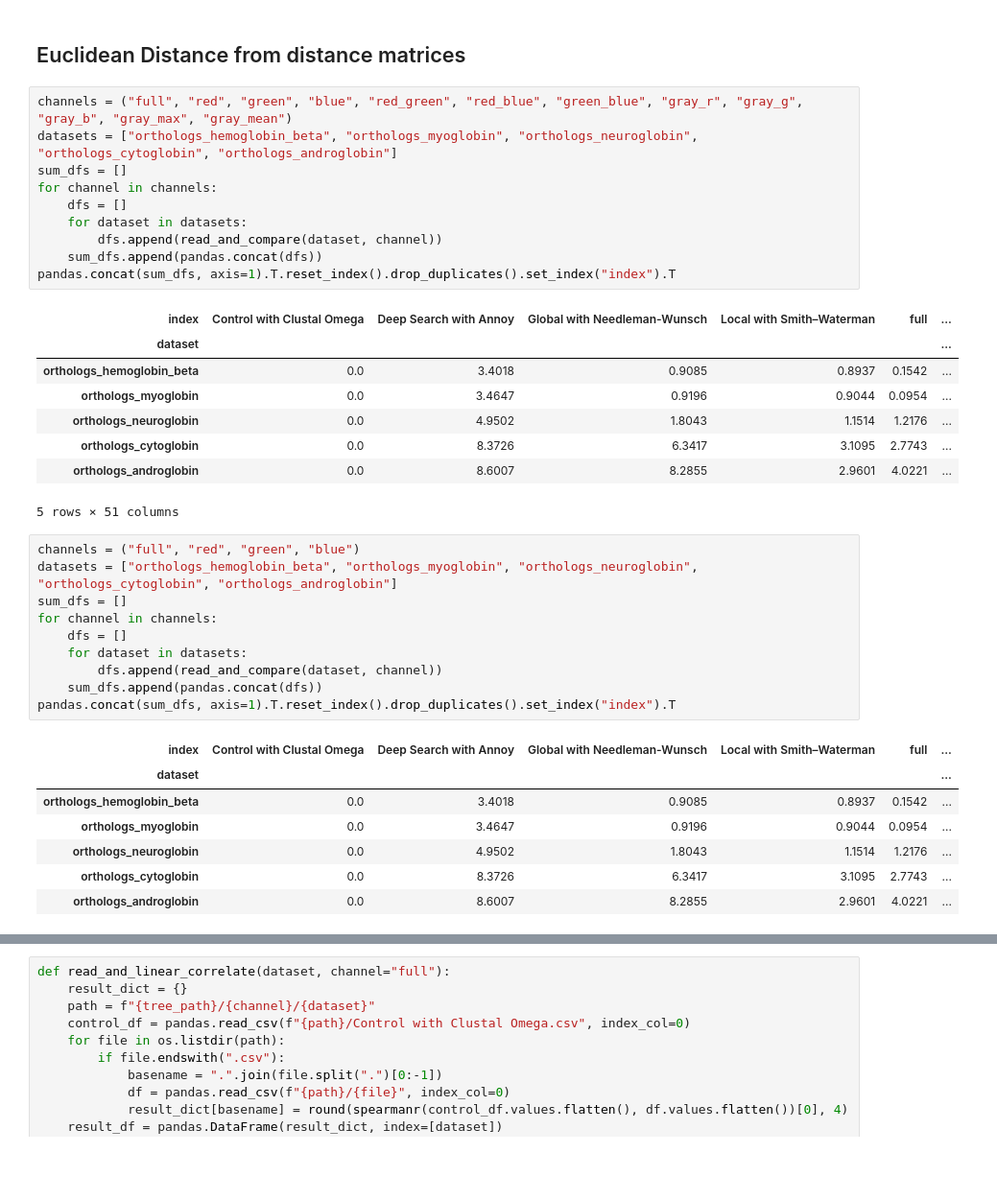
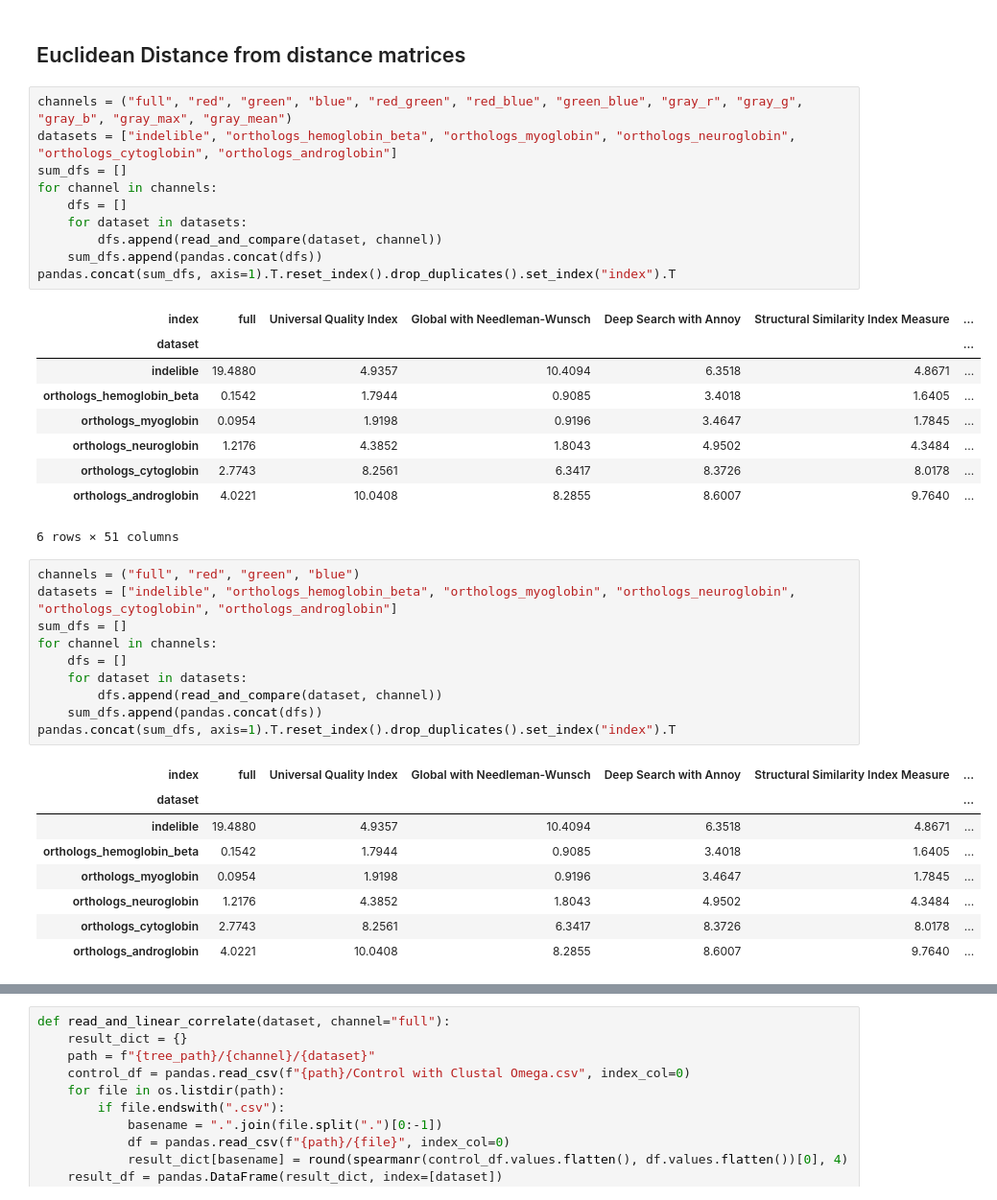
Before and after one commit to TreeTechDev/biomodelml, a Jupyter notebook: notebooks/results/v2/Feature Analysis by Channel.ipynb, the cells around one changed output, grey strips where cells are left out. Shown at 96% size. Cells and saved outputs as stored; diff of their text form; blank space fills up the shorter version.

```diff
--- a/notebooks/results/v2/Feature Analysis by Channel.ipynb
+++ b/notebooks/results/v2/Feature Analysis by Channel.ipynb
@@ -32,26 +32,27 @@ def read_and_compare(dataset, channel="full"):
 ## Euclidean Distance from distance matrices
 # %%
 channels = ("full", "red", "green", "blue", "red_green", "red_blue", "green_blue", "gray_r", "gray_g", "gray_b", "gray_max", "gray_mean")
-datasets = ["orthologs_hemoglobin_beta", "orthologs_myoglobin", "orthologs_neuroglobin", "orthologs_cytoglobin", "orthologs_androglobin"]
+datasets = ["indelible", "orthologs_hemoglobin_beta", "orthologs_myoglobin", "orthologs_neuroglobin", "orthologs_cytoglobin", "orthologs_androglobin"]
 sum_dfs = []
 for channel in channels:
     dfs = []
     for dataset in datasets:
         dfs.append(read_and_compare(dataset, channel))
     sum_dfs.append(pandas.concat(dfs))
 pandas.concat(sum_dfs, axis=1).T.reset_index().drop_duplicates().set_index("index").T
 # %% [output]
-| index | Control with Clustal Omega | Deep Search with Annoy | Global with Needleman-Wunsch | Local with Smith–Waterman | full | ... |
+| index | full | Universal Quality Index | Global with Needleman-Wunsch | Deep Search with Annoy | Structural Similarity Index Measure | ... |
 | dataset |  |  |  |  |  | ... |
-| orthologs_hemoglobin_beta | 0.0 | 3.4018 | 0.9085 | 0.8937 | 0.1542 | ... |
-| orthologs_myoglobin | 0.0 | 3.4647 | 0.9196 | 0.9044 | 0.0954 | ... |
-| orthologs_neuroglobin | 0.0 | 4.9502 | 1.8043 | 1.1514 | 1.2176 | ... |
-| orthologs_cytoglobin | 0.0 | 8.3726 | 6.3417 | 3.1095 | 2.7743 | ... |
-| orthologs_androglobin | 0.0 | 8.6007 | 8.2855 | 2.9601 | 4.0221 | ... |
+| indelible | 19.4880 | 4.9357 | 10.4094 | 6.3518 | 4.8671 | ... |
+| orthologs_hemoglobin_beta | 0.1542 | 1.7944 | 0.9085 | 3.4018 | 1.6405 | ... |
+| orthologs_myoglobin | 0.0954 | 1.9198 | 0.9196 | 3.4647 | 1.7845 | ... |
+| orthologs_neuroglobin | 1.2176 | 4.3852 | 1.8043 | 4.9502 | 4.3484 | ... |
+| orthologs_cytoglobin | 2.7743 | 8.2561 | 6.3417 | 8.3726 | 8.0178 | ... |
+| orthologs_androglobin | 4.0221 | 10.0408 | 8.2855 | 8.6007 | 9.7640 | ... |
-5 rows × 51 columns
+6 rows × 51 columns
 # %%
 channels = ("full", "red", "green", "blue")
-datasets = ["orthologs_hemoglobin_beta", "orthologs_myoglobin", "orthologs_neuroglobin", "orthologs_cytoglobin", "orthologs_androglobin"]
+datasets = ["indelible", "orthologs_hemoglobin_beta", "orthologs_myoglobin", "orthologs_neuroglobin", "orthologs_cytoglobin", "orthologs_androglobin"]
 sum_dfs = []
 for channel in channels:
     dfs = []
@@ -60,12 +61,13 @@ for channel in channels:
     sum_dfs.append(pandas.concat(dfs))
 pandas.concat(sum_dfs, axis=1).T.reset_index().drop_duplicates().set_index("index").T
 # %% [output]
-| index | Control with Clustal Omega | Deep Search with Annoy | Global with Needleman-Wunsch | Local with Smith–Waterman | full | ... |
+| index | full | Universal Quality Index | Global with Needleman-Wunsch | Deep Search with Annoy | Structural Similarity Index Measure | ... |
 | dataset |  |  |  |  |  | ... |
-| orthologs_hemoglobin_beta | 0.0 | 3.4018 | 0.9085 | 0.8937 | 0.1542 | ... |
-| orthologs_myoglobin | 0.0 | 3.4647 | 0.9196 | 0.9044 | 0.0954 | ... |
-| orthologs_neuroglobin | 0.0 | 4.9502 | 1.8043 | 1.1514 | 1.2176 | ... |
-| orthologs_cytoglobin | 0.0 | 8.3726 | 6.3417 | 3.1095 | 2.7743 | ... |
-| orthologs_androglobin | 0.0 | 8.6007 | 8.2855 | 2.9601 | 4.0221 | ... |
+| indelible | 19.4880 | 4.9357 | 10.4094 | 6.3518 | 4.8671 | ... |
+| orthologs_hemoglobin_beta | 0.1542 | 1.7944 | 0.9085 | 3.4018 | 1.6405 | ... |
+| orthologs_myoglobin | 0.0954 | 1.9198 | 0.9196 | 3.4647 | 1.7845 | ... |
+| orthologs_neuroglobin | 1.2176 | 4.3852 | 1.8043 | 4.9502 | 4.3484 | ... |
+| orthologs_cytoglobin | 2.7743 | 8.2561 | 6.3417 | 8.3726 | 8.0178 | ... |
+| orthologs_androglobin | 4.0221 | 10.0408 | 8.2855 | 8.6007 | 9.7640 | ... |
 # %%
 channels = ("full", "gray_r", "gray_g", "gray_b", "gray_max", "gray_mean")
```
Also changed, not shown: parts of 9 cells of this notebook.
